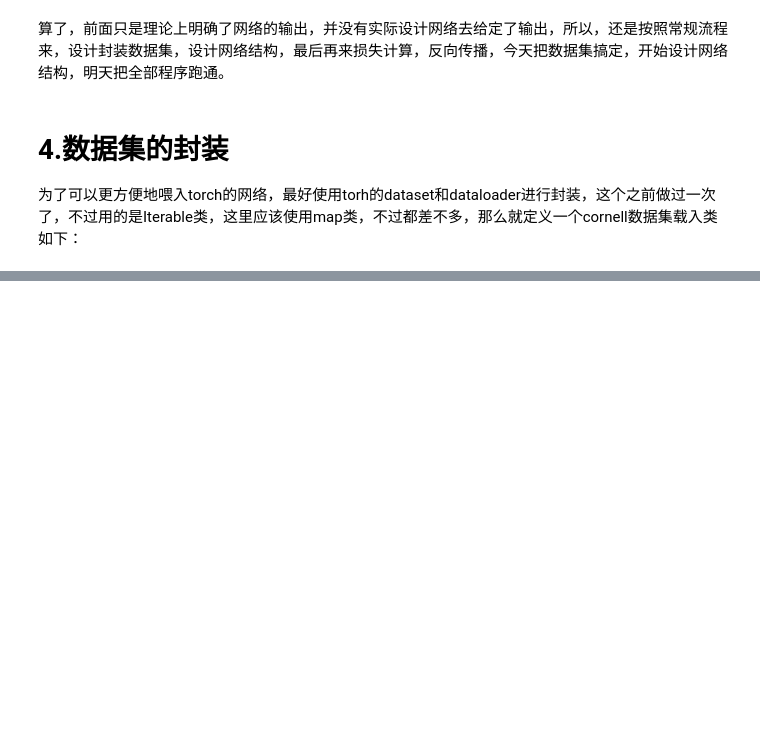
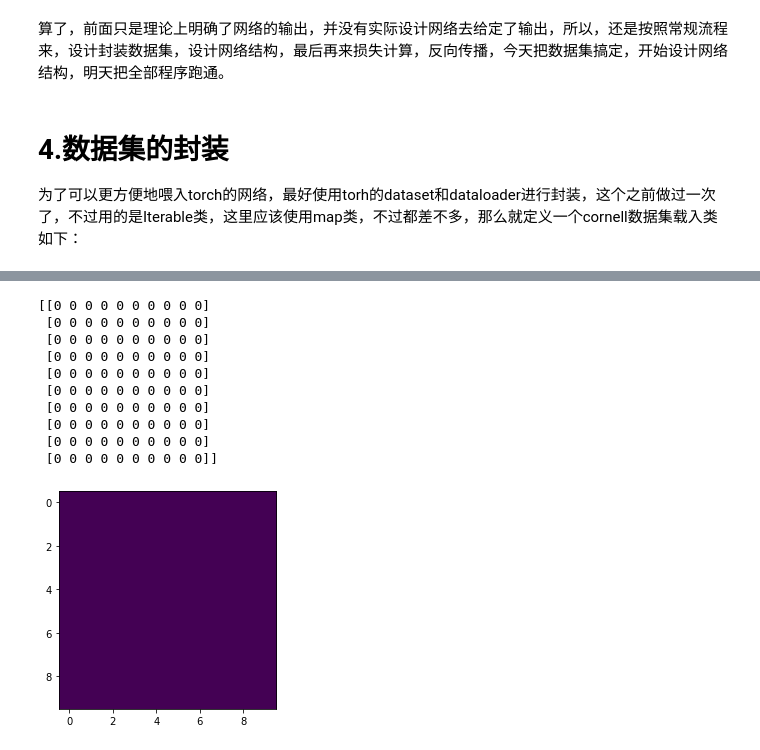
Before and after one commit to OneOneLiu/ggcnn_cornell_dataset, a Jupyter notebook: net_data_stream.ipynb, the cells around one changed output, grey strips where cells are left out. Drawn from its saved outputs; the diff is of its cells as text; code cells hidden in the pictures; blank space fills up the shorter version.

```diff
--- a/net_data_stream.ipynb
+++ b/net_data_stream.ipynb
@@ -398,0 +499,30 @@ class Cornell(torch.utils.data.Dataset):
+# %%
+import numpy as np
+import matplotlib.pyplot as plt
+def draw_polygon(r,c):
+    img = np.zeros((10,10),dtype = np.uint8)#生成一个画布
+    r = np.array(r)
+    c = np.array(c)
+
+    rr,cc = polygon(r,c)
+    img[rr,cc] = 1
+
+    print(img)
+
+    plt.imshow(img)
+    plt.show()
+# %%
+#先测试一下输入两个点行不行，估计是不行的，因为多边形至少三个点嘛
+draw_polygon([1,1],[2,2])
+# %% [output]
+[[0 0 0 0 0 0 0 0 0 0]
+ [0 0 0 0 0 0 0 0 0 0]
+ [0 0 0 0 0 0 0 0 0 0]
+ [0 0 0 0 0 0 0 0 0 0]
+ [0 0 0 0 0 0 0 0 0 0]
+ [0 0 0 0 0 0 0 0 0 0]
+ [0 0 0 0 0 0 0 0 0 0]
+ [0 0 0 0 0 0 0 0 0 0]
+ [0 0 0 0 0 0 0 0 0 0]
+ [0 0 0 0 0 0 0 0 0 0]]
+[figure, added]
```
Also changed, not shown: parts of 9 cells of this notebook, 1 other file.
